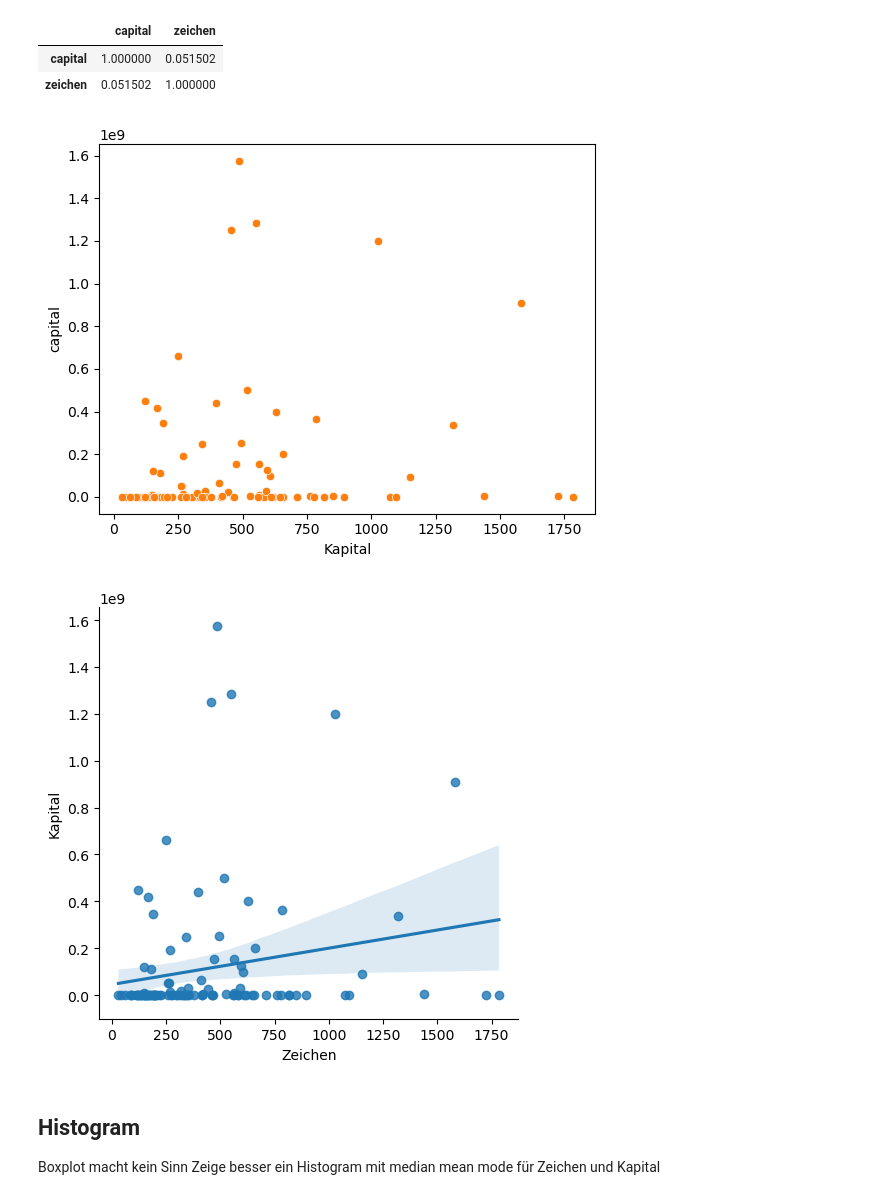
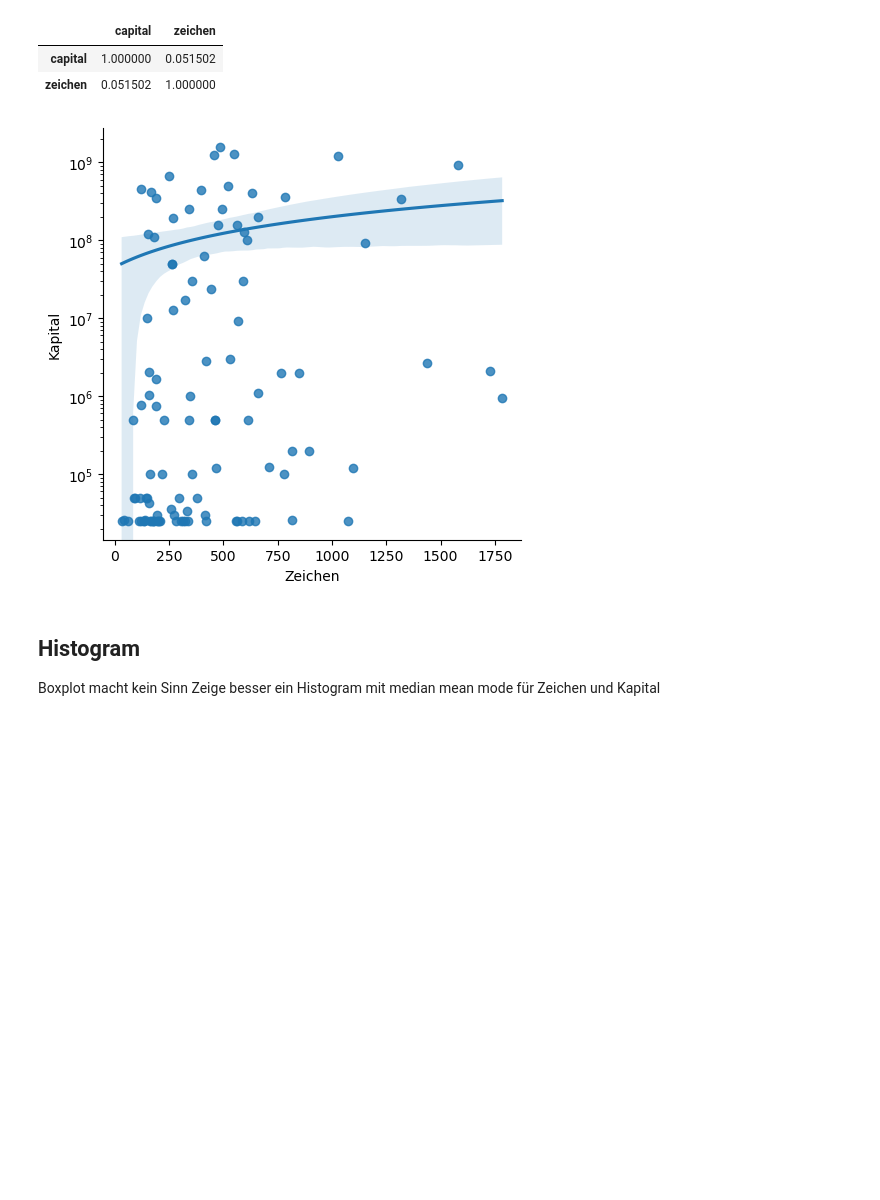
Before and after one commit to marrvinn/hareg-nlp, a Jupyter notebook: mycode/04_eda.ipynb, the cells around one changed output. Cells and saved outputs as stored; diff of their text form; code cells hidden in the pictures; blank space fills up the shorter version.

```diff
--- a/mycode/04_eda.ipynb
+++ b/mycode/04_eda.ipynb
@@ -359,26 +347,28 @@ df_plot.corr().style.background_gradient(cmap="Greys")
 # %%
 import seaborn as sns
 import numpy as np
 from scipy import stats
 
 x = "zeichen"
 y = "capital"
 data = df_plot
 data = data[(np.abs(stats.zscore(data)) < 3).all(axis=1)]
 
-sns.scatterplot(x=x, y=y, data=data)
-ax = sns.scatterplot(x=x, y=y, data=data)
+# sns.scatterplot(x=x, y=y, data=data)
+# ax = sns.scatterplot(x=x, y=y, data=data)
+
+ax = sns.lmplot(x=x, y=y, data=data)
+ax.set(yscale="log")
+
 # ax.set_title("Zeichen vs. Capital")
-ax.set_xlabel("Kapital")
-sns.lmplot(x=x, y=y, data=data)
+# ax.set_xlabel("Kapital")
 
 plt.xlabel("Zeichen")
 plt.ylabel("Kapital")
 
-plt.savefig("correl_zeichen_capital.svg")
+plt.savefig("correl_zeichen_capital_log.svg")
 # %% [output]
-[figure, old version]
+[figure, new version]
-[figure, removed]
 # %% [markdown]
 ## Histogram
 Boxplot macht kein Sinn
```
Also changed, not shown: parts of 13 cells of this notebook, 5 other files.
